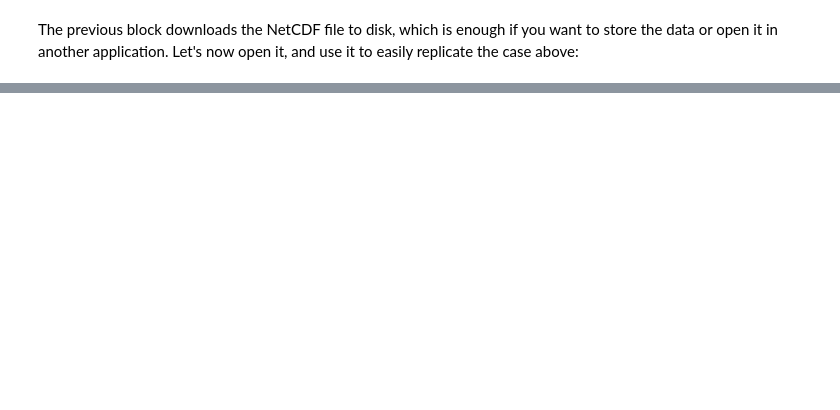
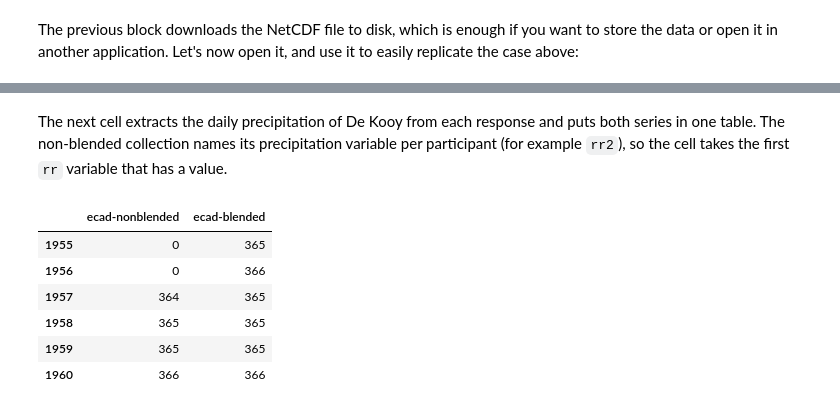
Before and after one commit to ECA-D/ecad_rodeo_demo, a Jupyter notebook: basic_demo.ipynb, the cells around one changed output, grey strips where cells are left out. Drawn from its saved outputs; the diff is of its cells as text; code cells hidden in the pictures; blank space fills up the shorter version.

```diff
--- a/basic_demo.ipynb
+++ b/basic_demo.ipynb
@@ -320,0 +355,27 @@ ds["tg21_q"].plot()
+# %% [markdown]
+The next cell extracts the daily precipitation of De Kooy from each response and puts both series in one table. The non-blended collection names its precipitation variable per participant (for example `rr2`), so the cell takes the first `rr` variable that has a value.
+# %%
+def rr_series(cube):
+    coverage = next(
+        c for c in cube["coverages"] if c["eumetnet:locationId"] == blend_station_id
+    )
+    times = pd.to_datetime(coverage["domain"]["axes"]["t"]["values"]).tz_localize(None)
+    rr_names = [k for k in coverage["ranges"] if k.startswith("rr") and not k.endswith("_q")]
+    values = pd.DataFrame(
+        {k: coverage["ranges"][k]["values"] for k in rr_names}, index=times
+    )
+    return values.bfill(axis=1).iloc[:, 0]
+
+
+blend_comparison = pd.DataFrame(
+    {name: rr_series(cube) for name, cube in cubes.items()}
+)
+blend_comparison.notna().groupby(blend_comparison.index.year).sum()
+# %% [output]
+|  | ecad-nonblended | ecad-blended |
+| 1955 | 0 | 365 |
+| 1956 | 0 | 366 |
+| 1957 | 364 | 365 |
+| 1958 | 365 | 365 |
+| 1959 | 365 | 365 |
+| 1960 | 366 | 366 |
```
Also changed, not shown: parts of 11 cells of this notebook, 5 other files.
